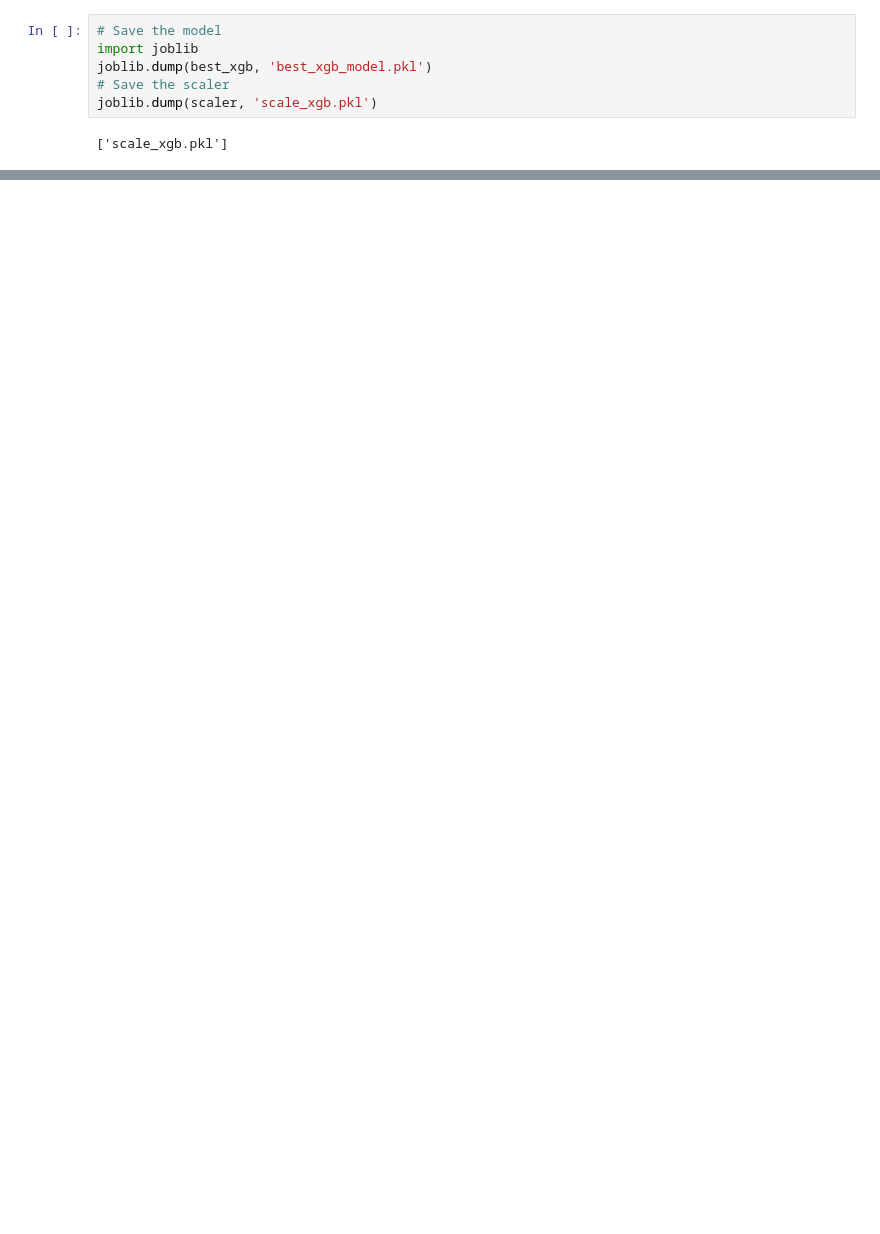
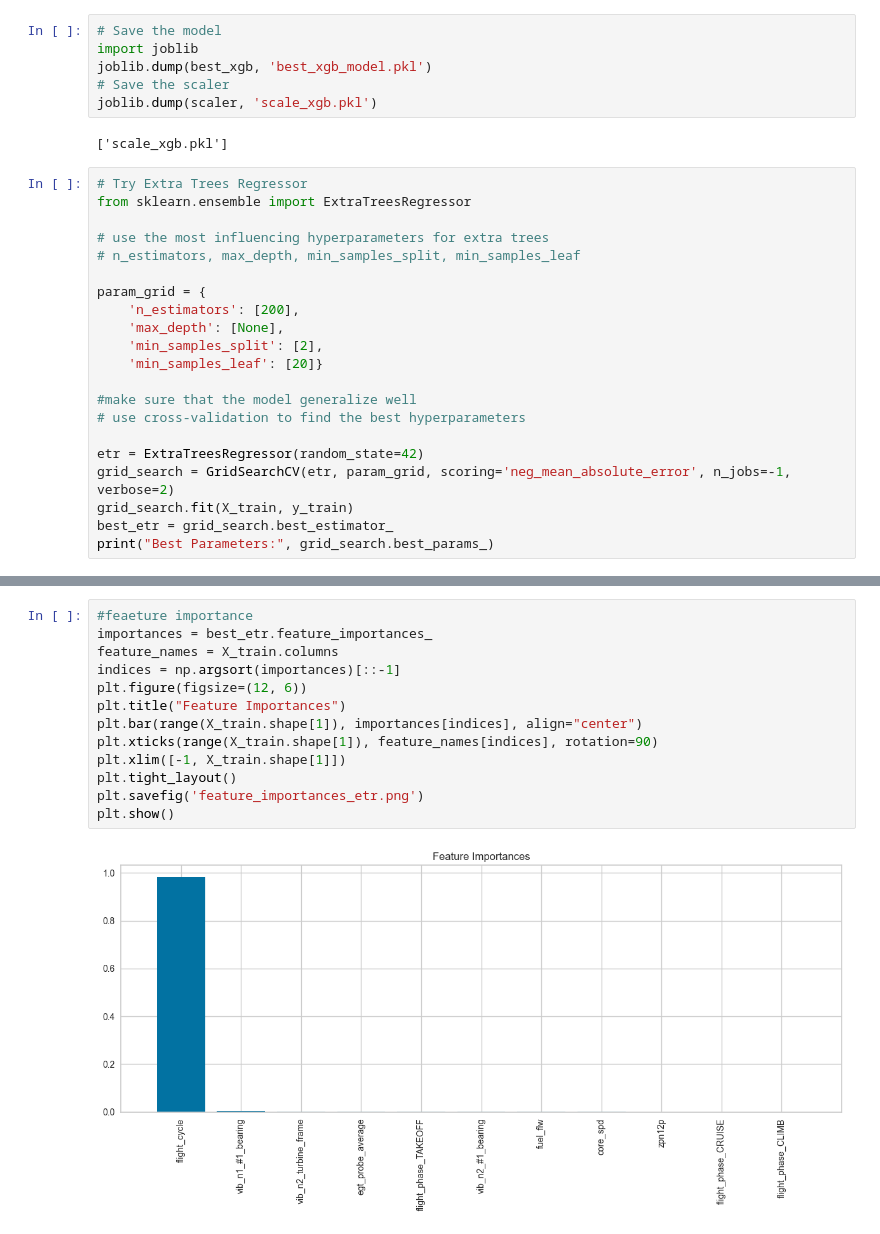
Before and after one commit to ahmadhodeb/PM-time-series, a Jupyter notebook: predictive maintenance_ml.ipynb, the cells around one changed output, grey strips where cells are left out. Saved outputs shown, nothing was run; the diff lists cells and outputs as text; blank space fills up the shorter version.

```diff
--- a/predictive maintenance_ml.ipynb
+++ b/predictive maintenance_ml.ipynb
@@ -212,3 +276,24 @@ joblib.dump(best_xgb, 'best_xgb_model.pkl')
 joblib.dump(scaler, 'scale_xgb.pkl')
 # %% [output]
 ['scale_xgb.pkl']
+# %%
+# Try Extra Trees Regressor
+from sklearn.ensemble import ExtraTreesRegressor
+
+# use the most influencing hyperparameters for extra trees
+# n_estimators, max_depth, min_samples_split, min_samples_leaf
+
+param_grid = {
+    'n_estimators': [200],
+    'max_depth': [None],
+    'min_samples_split': [2],
+    'min_samples_leaf': [20]}
+
+#make sure that the model generalize well
+# use cross-validation to find the best hyperparameters
+
+etr = ExtraTreesRegressor(random_state=42)
+grid_search = GridSearchCV(etr, param_grid, scoring='neg_mean_absolute_error', n_jobs=-1, verbose=2)
+grid_search.fit(X_train, y_train)
+best_etr = grid_search.best_estimator_
+print("Best Parameters:", grid_search.best_params_)
@@ -214,0 +327,15 @@ joblib.dump(scaler, 'scale_xgb.pkl')
+# %%
+#feaeture importance
+importances = best_etr.feature_importances_
+feature_names = X_train.columns
+indices = np.argsort(importances)[::-1]
+plt.figure(figsize=(12, 6))
+plt.title("Feature Importances")
+plt.bar(range(X_train.shape[1]), importances[indices], align="center")
+plt.xticks(range(X_train.shape[1]), feature_names[indices], rotation=90)
+plt.xlim([-1, X_train.shape[1]])
+plt.tight_layout()
+plt.savefig('feature_importances_etr.png')
+plt.show()
+# %% [output]
+[figure, added]
```
Also changed, not shown: parts of 20 cells of this notebook, 17 other files.
